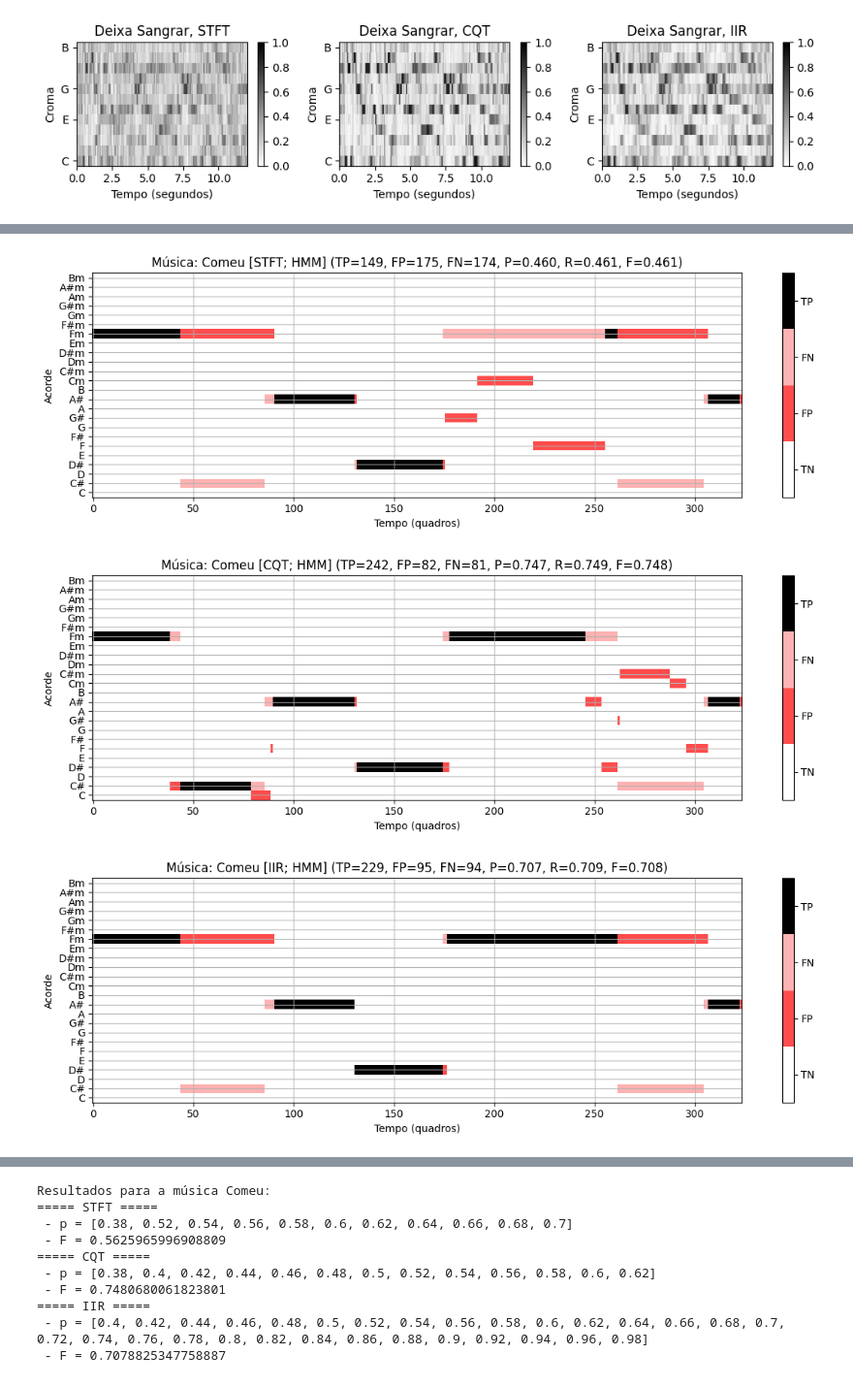
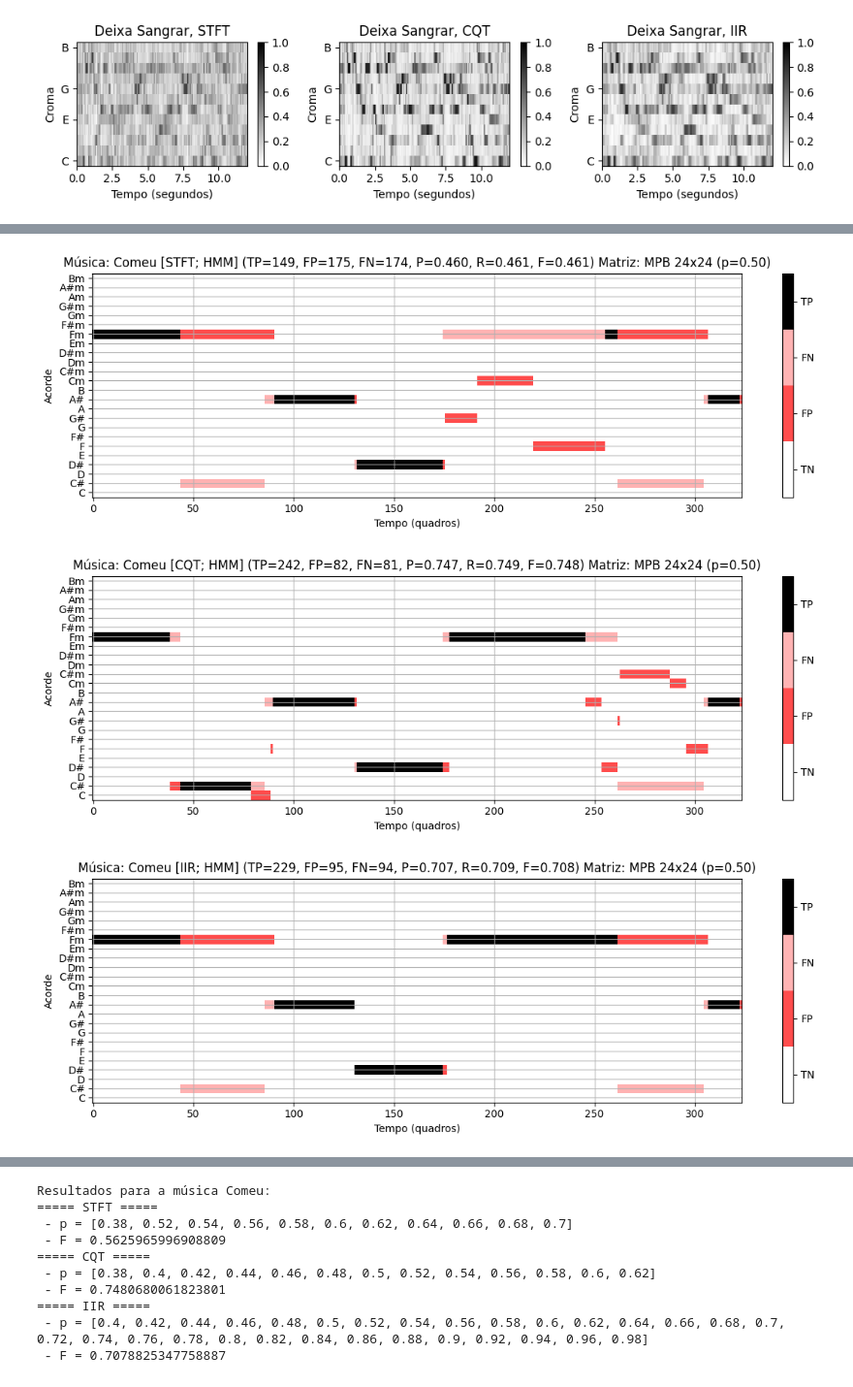
Before and after one commit to RodrigoPita/TCC, a Jupyter notebook: MPB Tests/caetano.ipynb, the cells around one changed output, grey strips where cells are left out. Shown at 97% size. Cells and saved outputs as stored; diff of their text form; code cells hidden in the pictures.

```diff
--- a/MPB Tests/caetano.ipynb
+++ b/MPB Tests/caetano.ipynb
@@ -63,22 +107,23 @@ df = pd.read_csv(tr_matrix, sep = ',', decimal = '.', header = 0, index_col = 0)
 # %%
 # Matriz mpb
 p = 0.5
+m = 1
 for s in song_selected:
     output = chord_recognition_all(X_dict_STFT[s], ann_dict_STFT[s][0], df, p=p)
     result_Tem, result_HMM, chord_Tem, chord_HMM, chord_sim = output
     title = 'Música: %s [STFT; HMM]' % song_dict[s][0]
-    plot_chord_recognition_result(ann_dict_STFT[s][0], result_HMM, chord_HMM, chord_labels, title=title)
+    plot_chord_recognition_result(ann_dict_STFT[s][0], result_HMM, chord_HMM, chord_labels, title=title, t_matrix=m, p=p)
 
     output = chord_recognition_all(X_dict_CQT[s], ann_dict_CQT[s][0], df, p=p)
     result_Tem, result_HMM, chord_Tem, chord_HMM, chord_sim = output
     title = 'Música: %s [CQT; HMM]' % song_dict[s][0]
-    plot_chord_recognition_result(ann_dict_CQT[s][0], result_HMM, chord_HMM, chord_labels, title=title)
+    plot_chord_recognition_result(ann_dict_CQT[s][0], result_HMM, chord_HMM, chord_labels, title=title, t_matrix=m, p=p)
 
     output = chord_recognition_all(X_dict_IIR[s], ann_dict_IIR[s][0], df, p=p)
     result_Tem, result_HMM, chord_Tem, chord_HMM, chord_sim = output
     title = 'Música: %s [IIR; HMM]' % song_dict[s][0]
-    plot_chord_recognition_result(ann_dict_IIR[s][0], result_HMM, chord_HMM, chord_labels, title=title)
+    plot_chord_recognition_result(ann_dict_IIR[s][0], result_HMM, chord_HMM, chord_labels, title=title, t_matrix=m, p=p)
 # %% [output]
-[figure, old version]
+[figure, new version]
-[figure, old version]
+[figure, new version]
-[figure, old version]
+[figure, new version]
```
Also changed, not shown: parts of 6 cells of this notebook, 12 other files.
